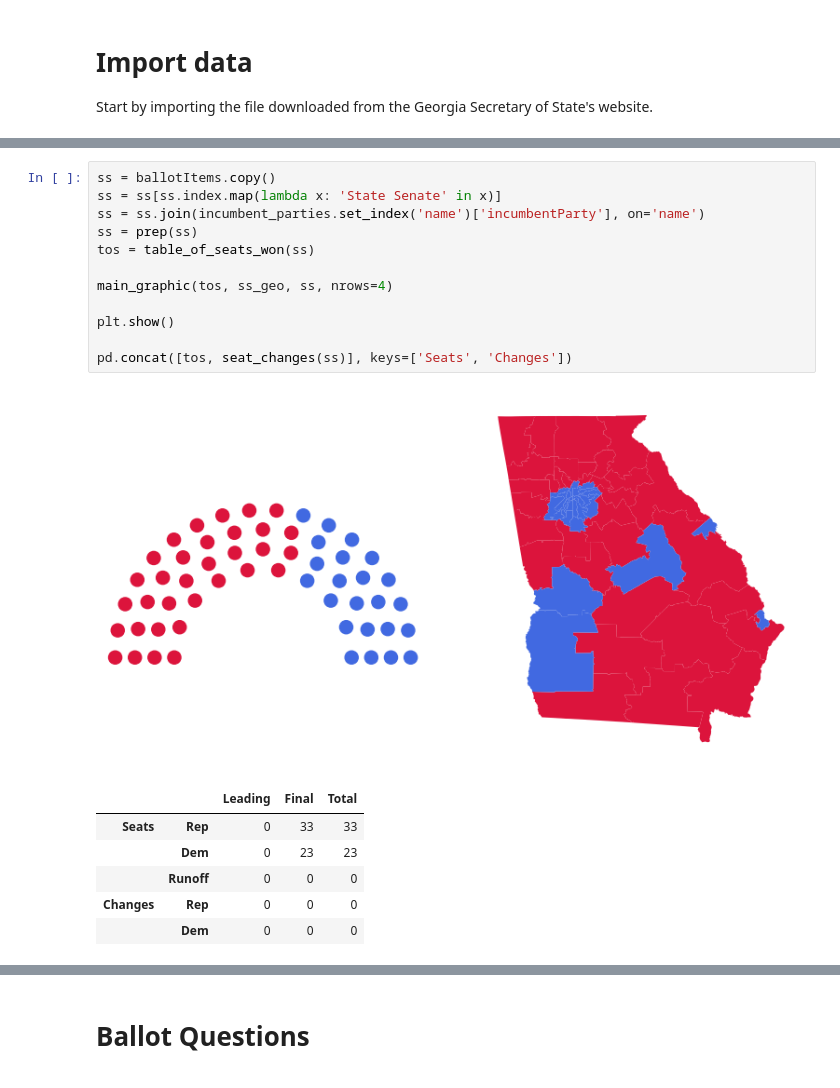
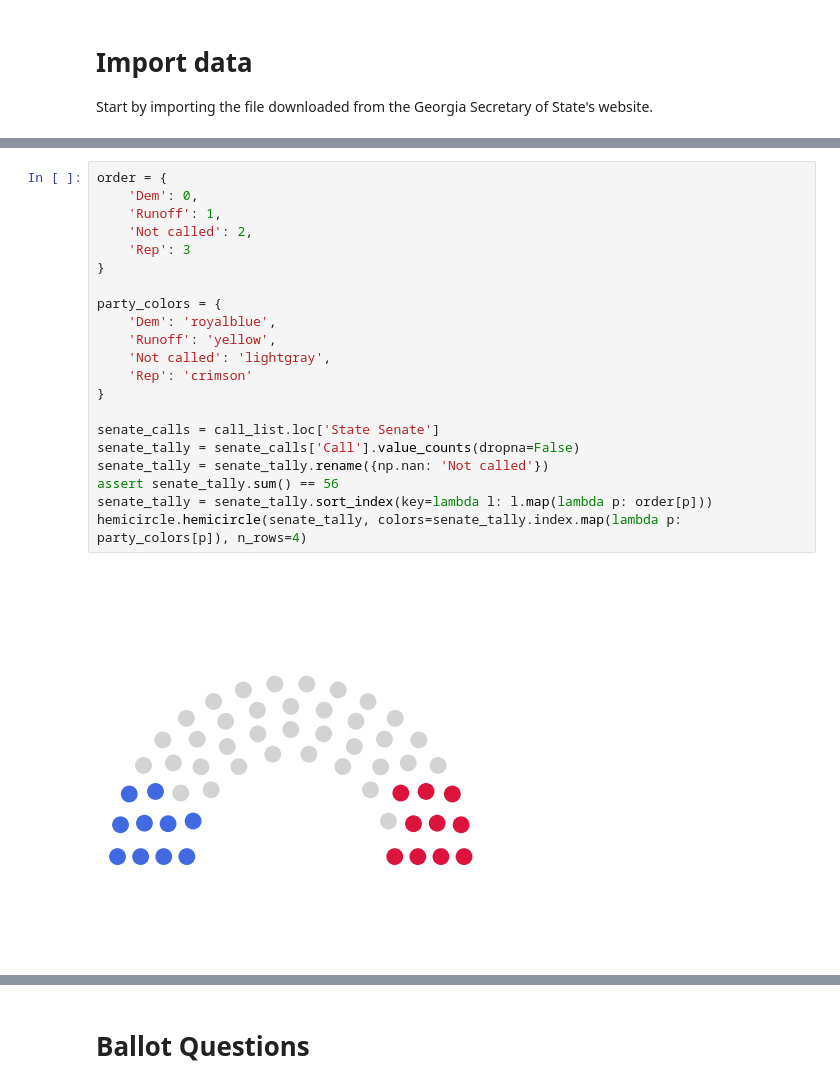
Before and after one commit to davidboers/2026electionmodels, a Jupyter notebook: sos.ipynb, the cells around one changed output, grey strips where cells are left out. Saved outputs shown, nothing was run; the diff lists cells and outputs as text.

Commit message:
Legislative call list

```diff
--- a/sos.ipynb
+++ b/sos.ipynb
@@ -235,20 +64,23 @@ sh_geo = sh_geo.set_index(sh_geo['DISTRICT'].apply(lambda d: f'State House of Re
 # %%
-ss = ballotItems.copy()
-ss = ss[ss.index.map(lambda x: 'State Senate' in x)]
-ss = ss.join(incumbent_parties.set_index('name')['incumbentParty'], on='name')
-ss = prep(ss)
-tos = table_of_seats_won(ss)
+order = {
+    'Dem': 0,
+    'Runoff': 1,
+    'Not called': 2,
+    'Rep': 3
+}
 
-main_graphic(tos, ss_geo, ss, nrows=4)
+party_colors = {
+    'Dem': 'royalblue',
+    'Runoff': 'yellow',
+    'Not called': 'lightgray',
+    'Rep': 'crimson'
+}
 
-plt.show()
-
-pd.concat([tos, seat_changes(ss)], keys=['Seats', 'Changes'])
+senate_calls = call_list.loc['State Senate']
+senate_tally = senate_calls['Call'].value_counts(dropna=False)
+senate_tally = senate_tally.rename({np.nan: 'Not called'})
+assert senate_tally.sum() == 56
+senate_tally = senate_tally.sort_index(key=lambda l: l.map(lambda p: order[p]))
+hemicircle.hemicircle(senate_tally, colors=senate_tally.index.map(lambda p: party_colors[p]), n_rows=4)
 # %% [output]
-[figure, old version]
+[figure, new version]
-|  |  | Leading | Final | Total |
-| Seats | Rep | 0 | 33 | 33 |
-|  | Dem | 0 | 23 | 23 |
-|  | Runoff | 0 | 0 | 0 |
-| Changes | Rep | 0 | 0 | 0 |
-|  | Dem | 0 | 0 | 0 |
```
Also changed, not shown: parts of 25 cells of this notebook, 5 other files.
